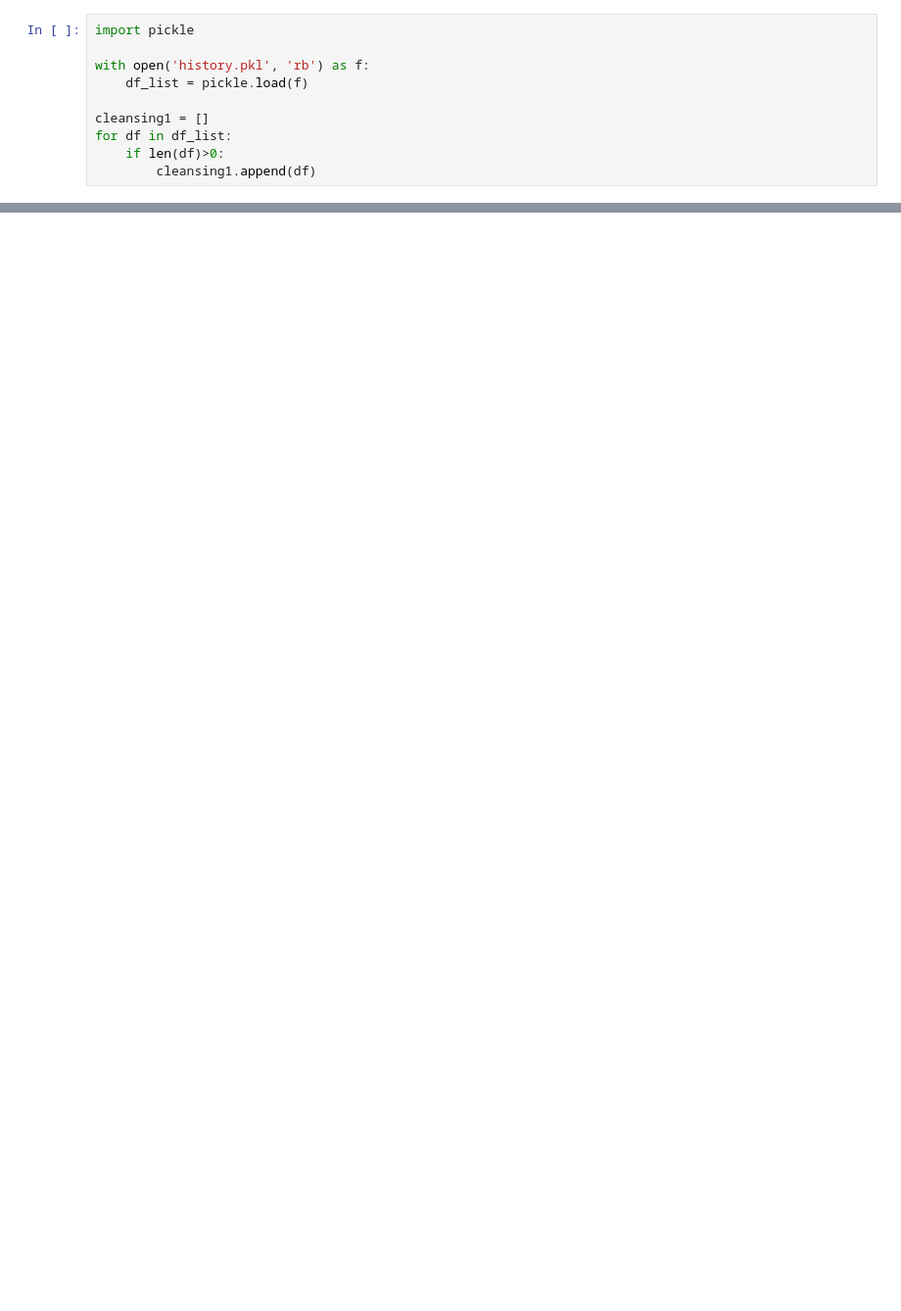
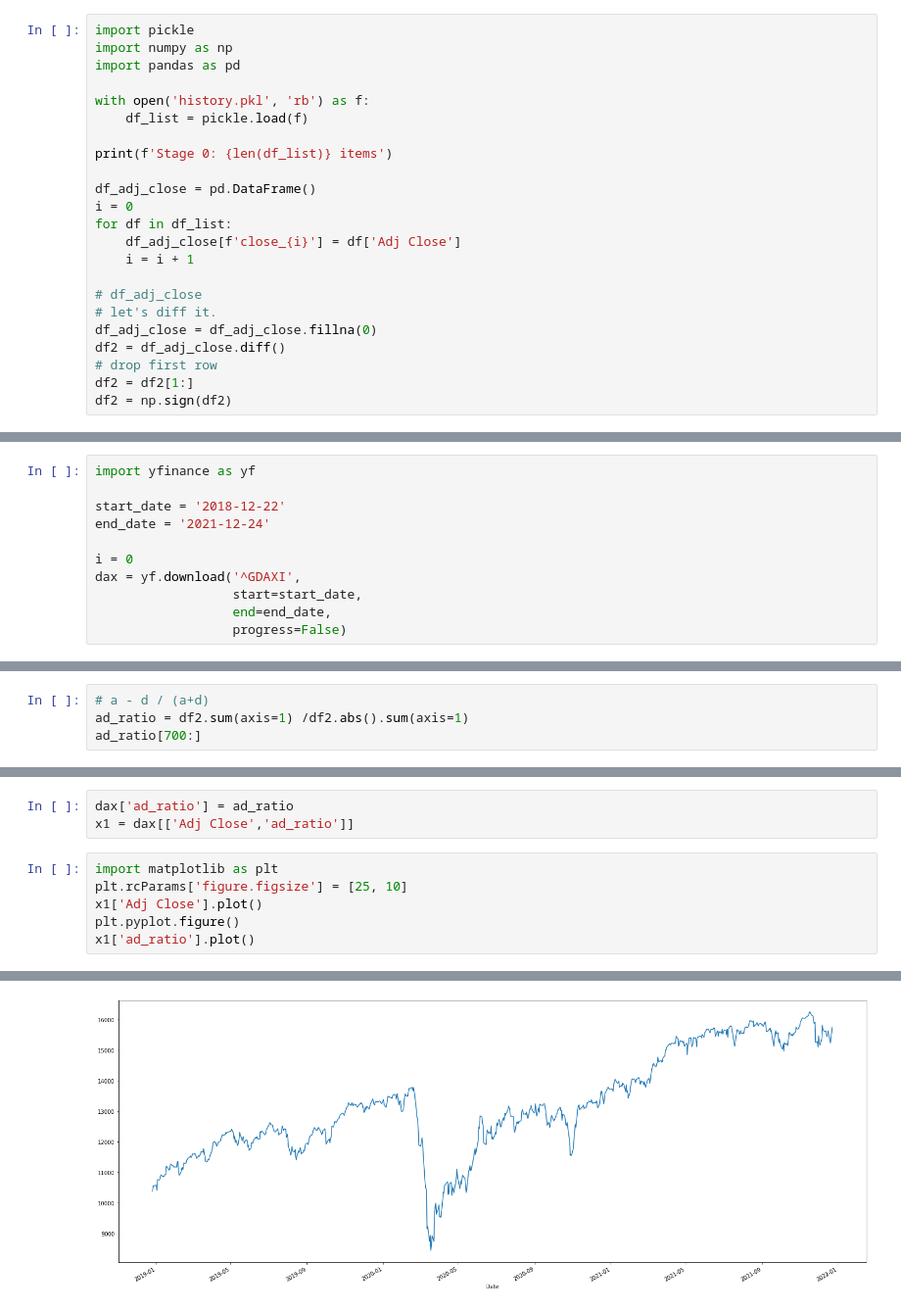
Before and after one commit to activequant/optionstrading101, a Jupyter notebook: advance_decline_ratio.ipynb, the cells around one changed output, grey strips where cells are left out. Shown at 98% size. Saved outputs shown, nothing was run; the diff lists cells and outputs as text; blank space fills up the shorter version.

```diff
--- a/advance_decline_ratio.ipynb
+++ b/advance_decline_ratio.ipynb
@@ -1,11 +1,24 @@
 # %%
 import pickle
+import numpy as np
+import pandas as pd
 
 with open('history.pkl', 'rb') as f:
     df_list = pickle.load(f)
 
-cleansing1 = []
+print(f'Stage 0: {len(df_list)} items')
+
+df_adj_close = pd.DataFrame()
+i = 0
 for df in df_list:
-    if len(df)>0:
-        cleansing1.append(df)
+    df_adj_close[f'close_{i}'] = df['Adj Close']
+    i = i + 1
+
+# df_adj_close
+# let's diff it.
+df_adj_close = df_adj_close.fillna(0)
+df2 = df_adj_close.diff()
+# drop first row
+df2 = df2[1:]
+df2 = np.sign(df2)
 # %% [output]
@@ -28,0 +39,11 @@ for df in df_list:
+# %%
+import yfinance as yf
+
+start_date = '2018-12-22'
+end_date = '2021-12-24'
+
+i = 0
+dax = yf.download('^GDAXI',
+                  start=start_date,
+                  end=end_date,
+                  progress=False)
@@ -28,0 +65,4 @@ for df in df_list:
+# %%
+# a - d / (a+d)
+ad_ratio = df2.sum(axis=1) /df2.abs().sum(axis=1)
+ad_ratio[700:]
@@ -28,0 +87,10 @@ for df in df_list:
+# %%
+dax['ad_ratio'] = ad_ratio
+x1 = dax[['Adj Close','ad_ratio']]
+# %%
+import matplotlib as plt
+plt.rcParams['figure.figsize'] = [25, 10]
+x1['Adj Close'].plot()
+plt.pyplot.figure()
+x1['ad_ratio'].plot()
+# %% [output]
@@ -28,0 +98 @@ for df in df_list:
+[figure, added]
```
Also changed, not shown: parts of 4 cells of this notebook.
